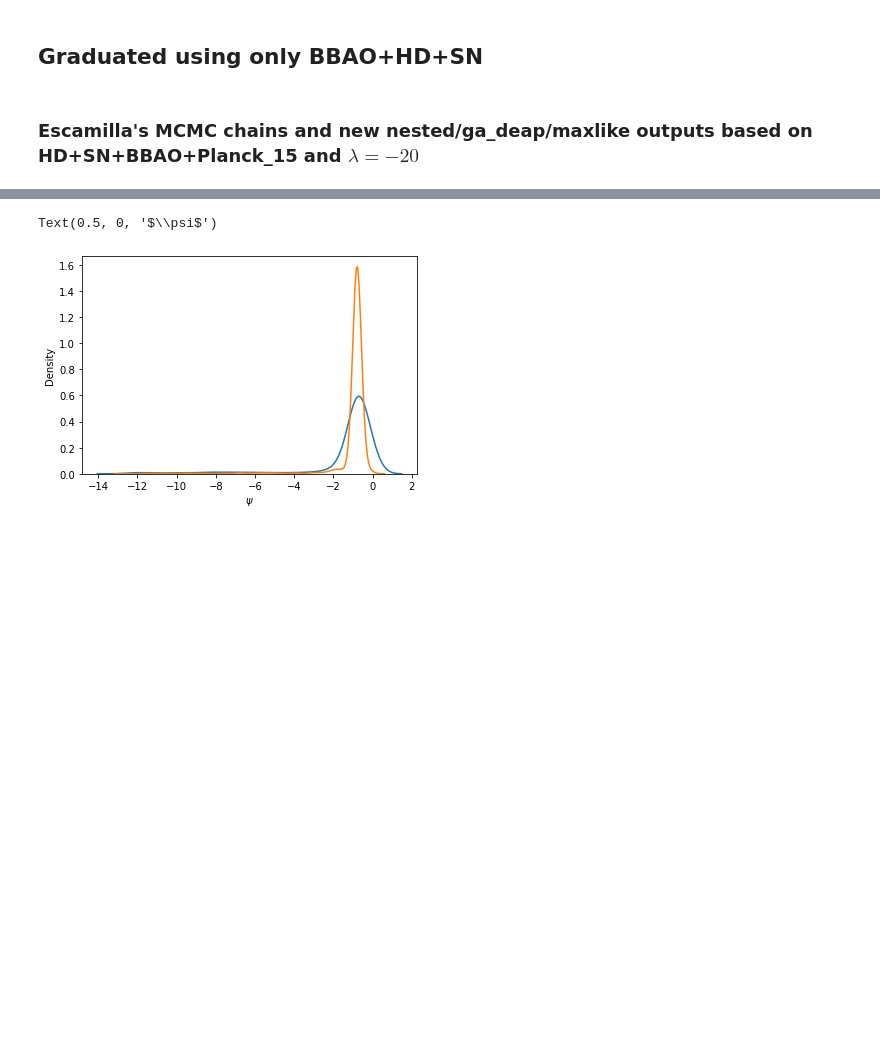
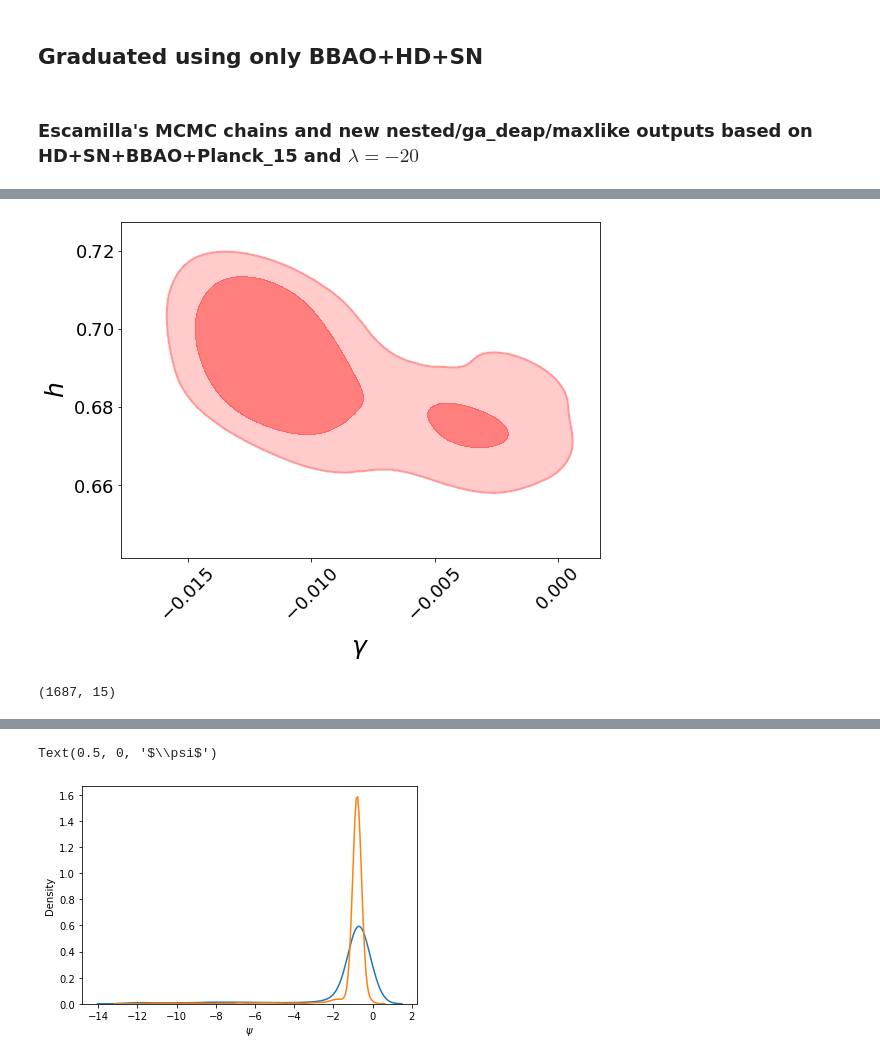
Before and after one commit to igomezv/cosmo_tools, a Jupyter notebook: models/genetic_paper/plots.ipynb, the cells around one changed output, grey strips where cells are left out. Drawn from its saved outputs; the diff is of its cells as text; code cells hidden in the pictures; blank space fills up the shorter version.

```diff
--- a/models/genetic_paper/plots.ipynb
+++ b/models/genetic_paper/plots.ipynb
@@ -570,3 +585,28 @@ g.subplots[3,2].grid(True)
+# %%
+gg= plots.getSinglePlotter(chain_dir = dir_name_le, width_inch= 8,
+                          ratio = 0.8,
+                          analysis_settings={'smooth_scale_2D': 0.5,
+                                             'smooth_scale_1D': 0.5,
+                                             'ignore_rows': 0.1}, )
+
+gg.settings.lab_fontsize = 25
+gg.settings.x_label_rotation= 45
+gg.settings.legend_fontsize = 15
+gg.settings.axes_fontsize = 18
+gg.settings.linewidth_meanlikes = 5
+gg.settings.linewidth_contour = 1
+
+
+# plt.figure(figsize=(10,8))
+gg.plot_2d(root_new, 'ggama', 'h', colors=['red'],
+           filled=True, alphas = [0.5], legend_loc='upper right')
+plt.savefig('graduated_hvsgamma2d_nested.png', dpi=100)
+# %% [output]
+[figure, added]
 # %%
 data_le1 = np.loadtxt(dir_name_le+"Grad_phy_HD+BBAO+SN_nested_multi_1.txt")
 data_le2 = np.loadtxt(dir_name_le+"Grad_phy_HD+BBAO+SN_ga_deap_1.txt", delimiter=' ')
+# %%
+np.shape(data_le1)
+# %% [output]
+(1687, 15)
```
Also changed, not shown: parts of 4 cells of this notebook.
